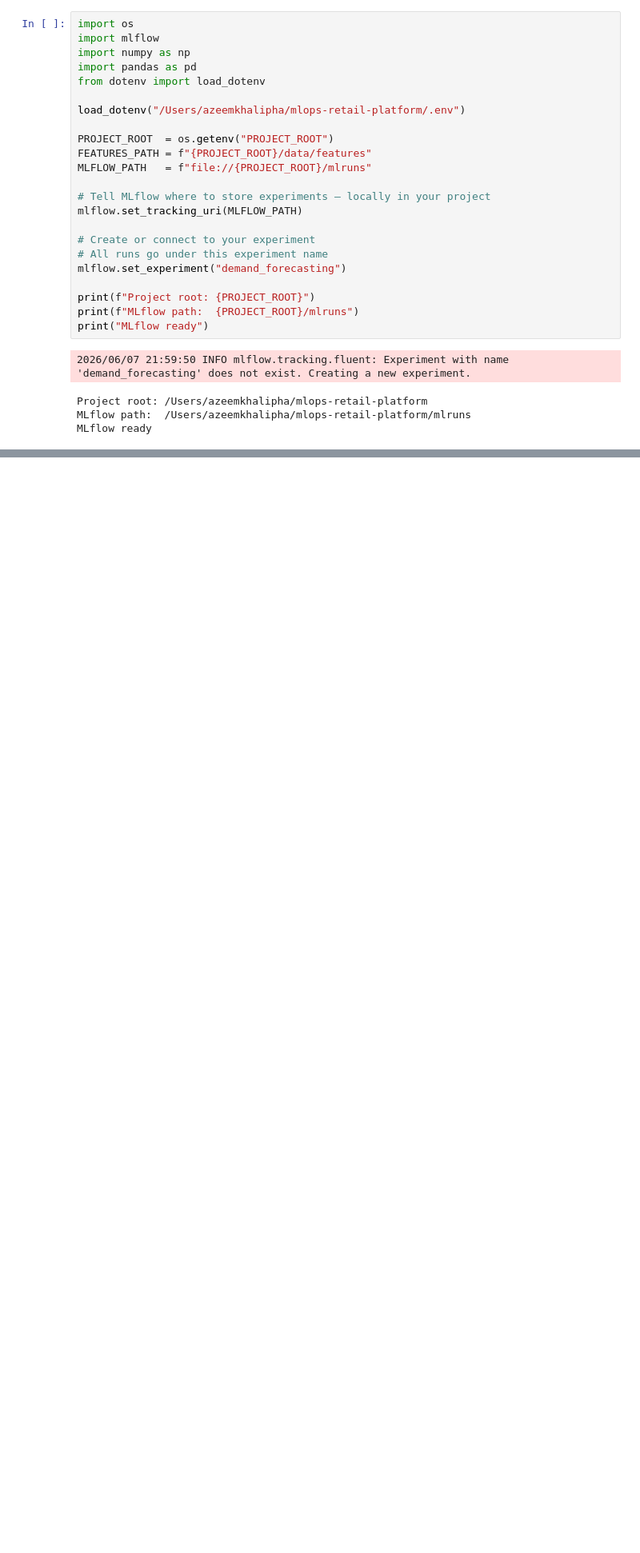
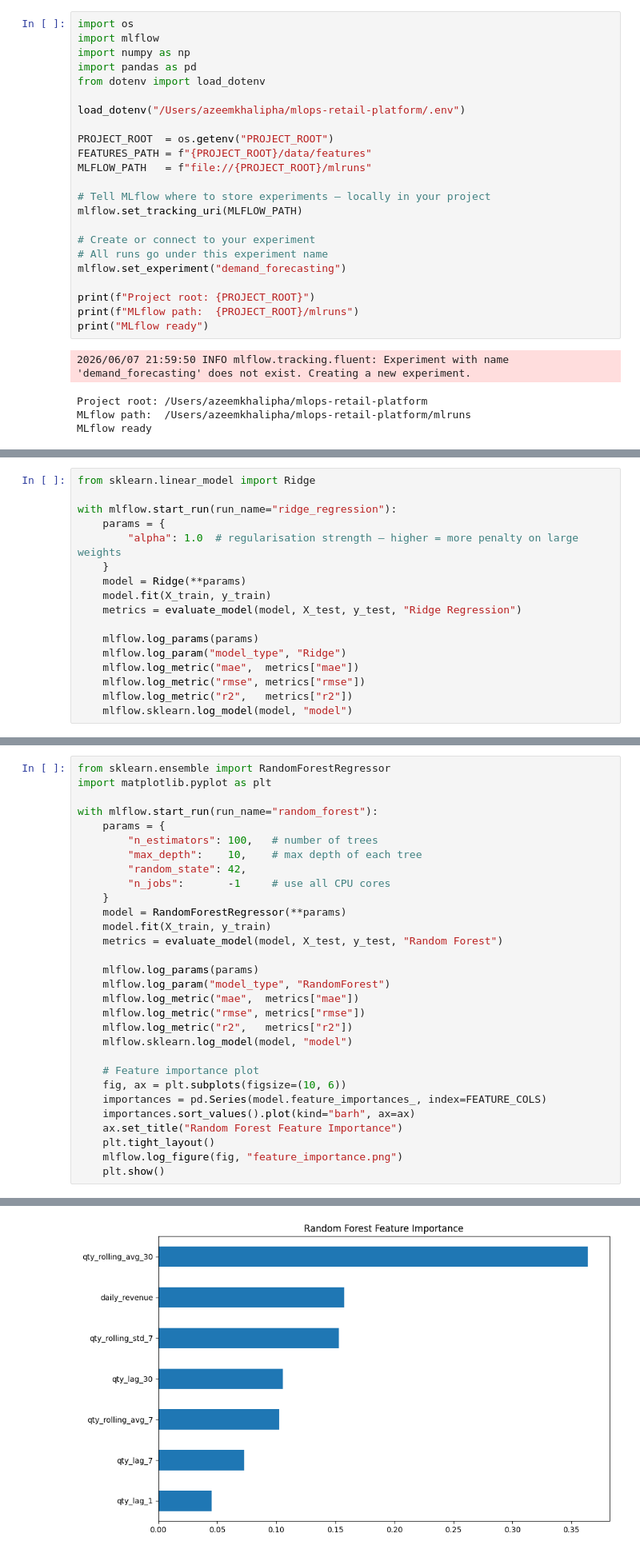
Before and after one commit to azeemkhalipha/mlops-retail-platform, a Jupyter notebook: notebooks/02_model_training.ipynb, the cells around one changed output, grey strips where cells are left out. Shown at 80% size. Drawn from its saved outputs; the diff is of its cells as text; blank space fills up the shorter version.

```diff
--- a/notebooks/02_model_training.ipynb
+++ b/notebooks/02_model_training.ipynb
@@ -28,0 +175,17 @@ MLflow ready
+# %%
+from sklearn.linear_model import Ridge
+
+with mlflow.start_run(run_name="ridge_regression"):
+    params = {
+        "alpha": 1.0  # regularisation strength — higher = more penalty on large weights
+    }
+    model = Ridge(**params)
+    model.fit(X_train, y_train)
+    metrics = evaluate_model(model, X_test, y_test, "Ridge Regression")
+
+    mlflow.log_params(params)
+    mlflow.log_param("model_type", "Ridge")
+    mlflow.log_metric("mae",  metrics["mae"])
+    mlflow.log_metric("rmse", metrics["rmse"])
+    mlflow.log_metric("r2",   metrics["r2"])
+    mlflow.sklearn.log_model(model, "model")
@@ -28,0 +239,31 @@ MLflow ready
+# %%
+from sklearn.ensemble import RandomForestRegressor
+import matplotlib.pyplot as plt
+
+with mlflow.start_run(run_name="random_forest"):
+    params = {
+        "n_estimators": 100,   # number of trees
+        "max_depth":    10,    # max depth of each tree
+        "random_state": 42,
+        "n_jobs":       -1     # use all CPU cores
+    }
+    model = RandomForestRegressor(**params)
+    model.fit(X_train, y_train)
+    metrics = evaluate_model(model, X_test, y_test, "Random Forest")
+
+    mlflow.log_params(params)
+    mlflow.log_param("model_type", "RandomForest")
+    mlflow.log_metric("mae",  metrics["mae"])
+    mlflow.log_metric("rmse", metrics["rmse"])
+    mlflow.log_metric("r2",   metrics["r2"])
+    mlflow.sklearn.log_model(model, "model")
+
+    # Feature importance plot
+    fig, ax = plt.subplots(figsize=(10, 6))
+    importances = pd.Series(model.feature_importances_, index=FEATURE_COLS)
+    importances.sort_values().plot(kind="barh", ax=ax)
+    ax.set_title("Random Forest Feature Importance")
+    plt.tight_layout()
+    mlflow.log_figure(fig, "feature_importance.png")
+    plt.show()
+# %% [output]
@@ -28,0 +276 @@ MLflow ready
+[figure, added]
```
Also changed, not shown: parts of 16 cells of this notebook, 12 other files.
